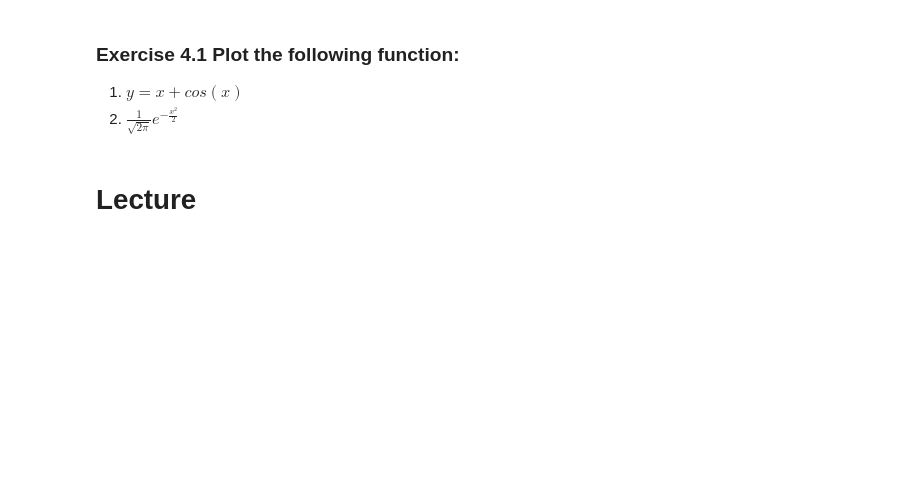
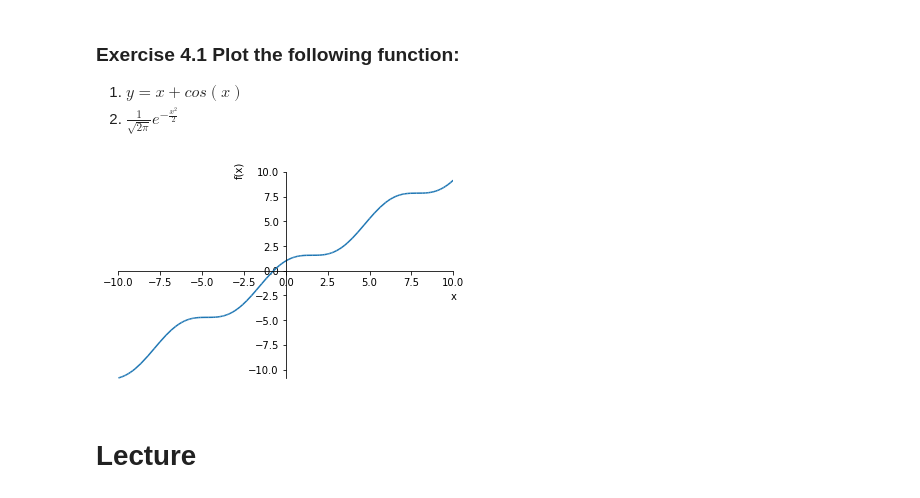
Before and after one commit to sju-chem264-2019/9-26-2019-symbolic-math-Yekaterina25, a Jupyter notebook: symbolic_math.ipynb, the cells around one changed output. Drawn from its saved outputs; the diff is of its cells as text; code cells hidden in the pictures; blank space fills up the shorter version.

```diff
--- a/symbolic_math.ipynb
+++ b/symbolic_math.ipynb
@@ -215,0 +224,3 @@ Hint, the sympy symbol for infinity is `oo`
+# %%
+x,s,u=sym.symbols('x,s,u')
+sym.integrate((1/(s*sym.sqrt(2*sym.pi)))*sym.E**(-0.5*((x-u)/s)**2), (x, -sym.oo, sym.oo ))
@@ -236,0 +248,5 @@ p = sym.plot(expr)
+# %%
+expr1 = x+sym.cos(x)
+p = sym.plot(expr1)
+# %% [output]
+[figure, added]
```
Also changed, not shown: parts of 10 cells of this notebook.
